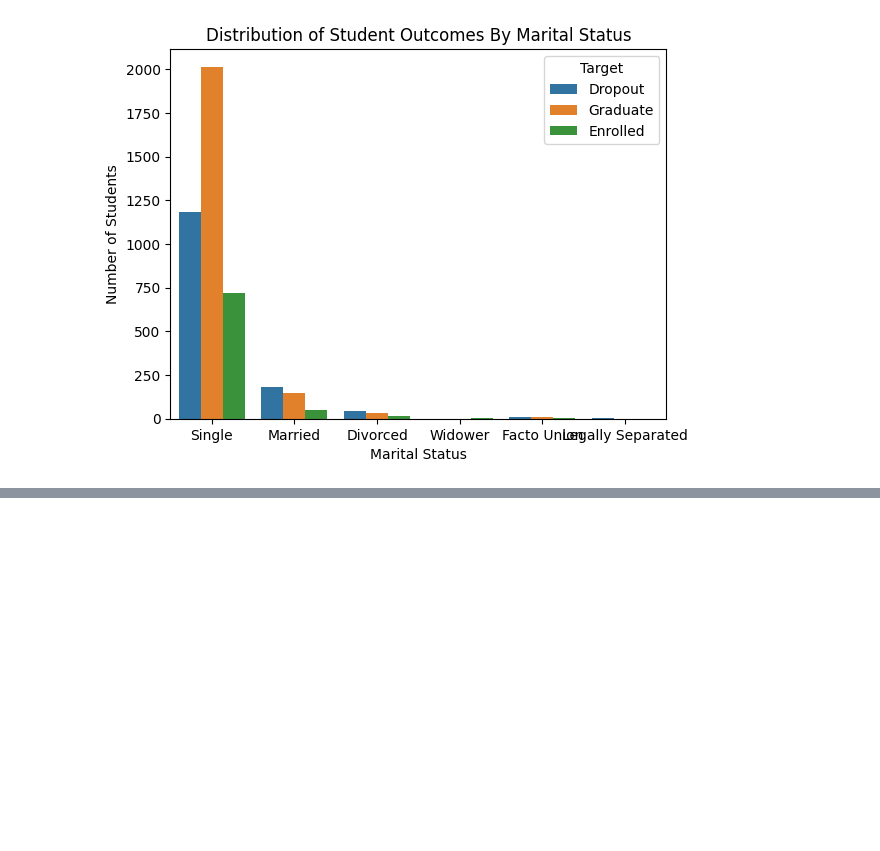
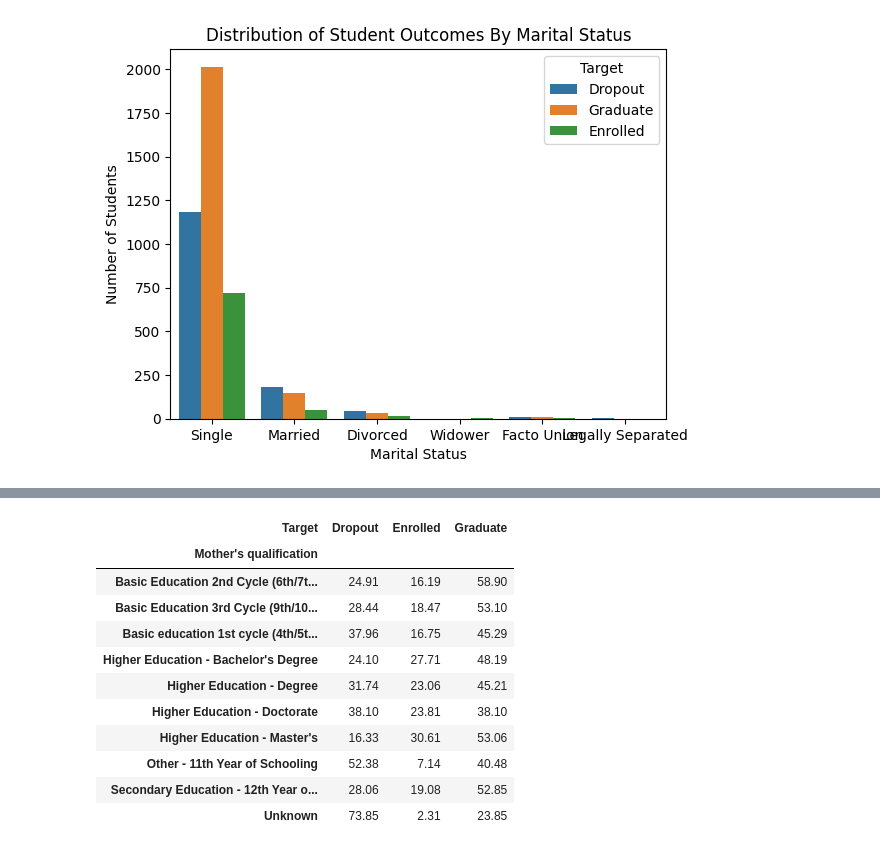
Before and after one commit to atile4/math-9-final-project, a Jupyter notebook: notebooks/notebook_02.ipynb, the cells around one changed output, grey strips where cells are left out. Saved outputs shown, nothing was run; the diff lists cells and outputs as text; code cells hidden in the pictures; blank space fills up the shorter version.

```diff
--- a/notebooks/notebook_02.ipynb
+++ b/notebooks/notebook_02.ipynb
@@ -153,0 +205,24 @@ plt.show()
+# %%
+# Calculate the percentage of students who dropped out,
+# remained enrolled, or graduated within each mother's
+# education level category
+(
+    pd.crosstab(
+        mother_df["Mother's qualification"],
+        mother_df["Target"],
+        normalize="index"
+    ) * 100
+).round(2)
+# %% [output]
+| Target | Dropout | Enrolled | Graduate |
+| Mother's qualification |  |  |  |
+| Basic Education 2nd Cycle (6th/7t... | 24.91 | 16.19 | 58.90 |
+| Basic Education 3rd Cycle (9th/10... | 28.44 | 18.47 | 53.10 |
+| Basic education 1st cycle (4th/5t... | 37.96 | 16.75 | 45.29 |
+| Higher Education - Bachelor's Degree | 24.10 | 27.71 | 48.19 |
+| Higher Education - Degree | 31.74 | 23.06 | 45.21 |
+| Higher Education - Doctorate | 38.10 | 23.81 | 38.10 |
+| Higher Education - Master's | 16.33 | 30.61 | 53.06 |
+| Other - 11th Year of Schooling | 52.38 | 7.14 | 40.48 |
+| Secondary Education - 12th Year o... | 28.06 | 19.08 | 52.85 |
+| Unknown | 73.85 | 2.31 | 23.85 |
```
Also changed, not shown: parts of 15 cells of this notebook.
